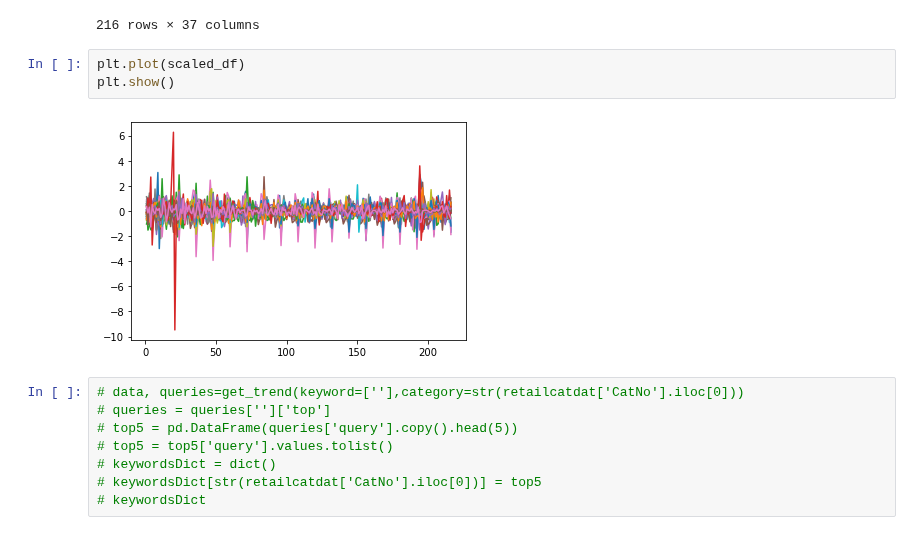
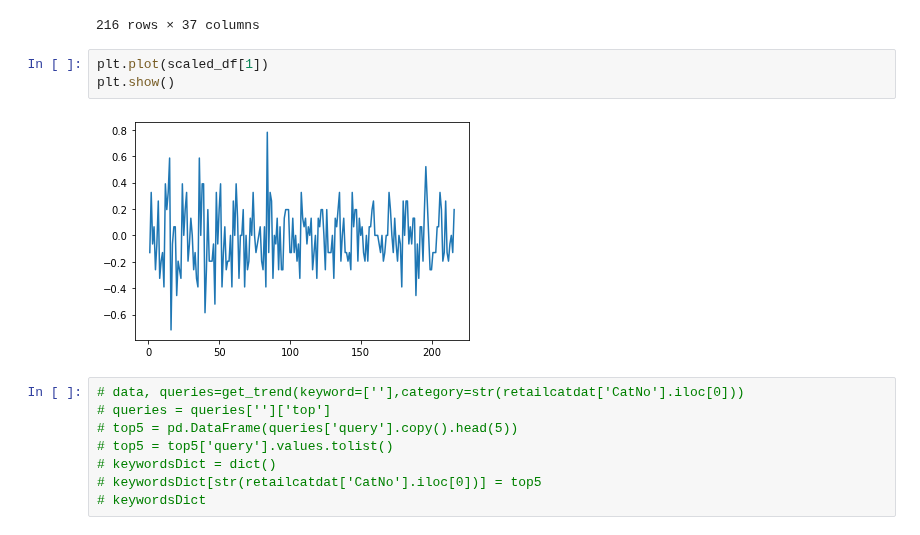
Before and after one commit to ubco-mds-2021-labs/capstone-project-googletrends_capstone, a Jupyter notebook: src/notebooks/retailsales_notebook.ipynb, the cells around one changed output. Drawn from its saved outputs; the diff is of its cells as text.

```diff
--- a/src/notebooks/retailsales_notebook.ipynb
+++ b/src/notebooks/retailsales_notebook.ipynb
@@ -301,10 +321,10 @@ scaled_df
 | 216 | -1.679580 | 0.195444 | 0.103187 | 0.161016 | 0.124696 | 0.669016 | 0.000000 | 0.612645 | 0.051919 | 0.344525 | ... | ... |
 216 rows × 37 columns
 # %%
-plt.plot(scaled_df)
+plt.plot(scaled_df[1])
 plt.show()
 # %% [output]
-[figure, old version]
+[figure, new version]
 # %%
 # data, queries=get_trend(keyword=[''],category=str(retailcatdat['CatNo'].iloc[0]))
 # queries = queries['']['top']
```
Also changed, not shown: parts of 8 cells of this notebook, 2 other files.
